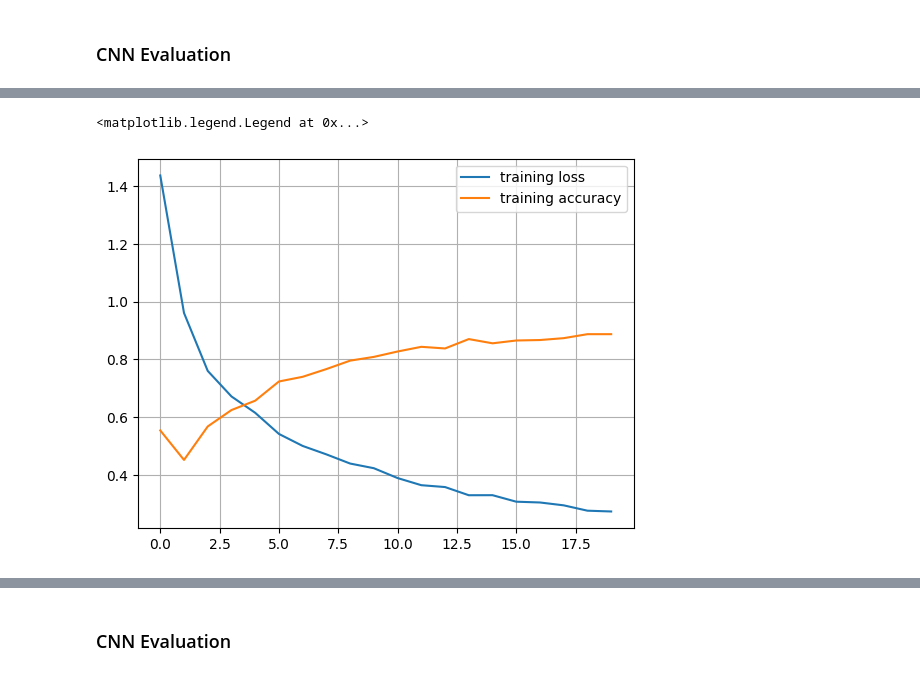
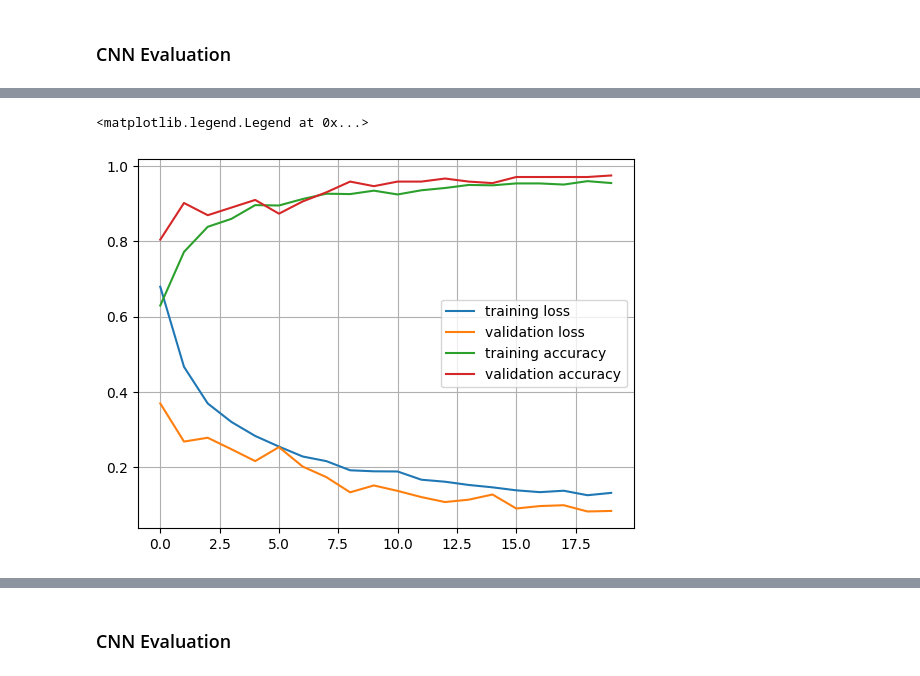
Before and after one commit to Smoulvad01/AI-C1-image-, a Jupyter notebook: Image_Analysis_CNN.ipynb, the cells around one changed output, grey strips where cells are left out. Drawn from its saved outputs; the diff is of its cells as text; code cells hidden in the pictures.

```diff
--- a/Image_Analysis_CNN.ipynb
+++ b/Image_Analysis_CNN.ipynb
@@ -67,9 +67,9 @@ Mounted at /content/drive
 # %% [markdown]
 # <font color='green'>Load and Process the Data</font>
 # %%
-# Use this if working in Jupyter Notebook (not Colab)
-directory_train = "/content/drive/MyDrive/dataset_new-1/train"
-directory_test = "/content/drive/MyDrive/dataset_new-1/test"
+# Use this if working in Colab:
+directory_train = "/content/drive/MyDrive/dataset_new/train"
+directory_test = "/content/drive/MyDrive/dataset_new/test"
 # %%
 def load_image_dataset(directory):
     dataset = tf.keras.utils.image_dataset_from_directory(
@@ -377,10 +432,11 @@ figure out how to use this for evaluation and confusion matrix
 # %%
-#Add color channels to be able to build a pre-trained CNN:
+#Adding color channels to be able to build a pre-trained CNN:
 def expand_dims(image, label):
     image = tf.image.grayscale_to_rgb(image)
     return image, label
 
 train_images = train_images.map(expand_dims)
+val_images = val_images.map(expand_dims)
 test_images = test_images.map(expand_dims)
 # %%
 #Loading the MobileNet model with pre-trained weights from ImageNet dataset:
@@ -409,10 +465,10 @@ model.compile(optimizer=tf.keras.optimizers.Adam(learning_rate=0.0001),
 #Defining the number of epochs:
 num_epochs = 20
 
-#Training the model, using the training set for training and the test set for validation:
+#Training the model, using the train_images for training and the val_images set for validation:
 history = model.fit(train_images,
                     epochs=num_epochs,
-                    validation_data=test_images)
+                    validation_data=val_images)
 # %% [output]
 Downloading data from https://storage.googleapis.com/tensorflow/keras-applications/mobilenet/mobilenet_1_0_224_tf_no_top.h5
 17225924/17225924 [==============================] - 0s 0us/step
@@ -448,12 +513,14 @@ Test accuracy: 0.9266055226325989
 # %%
-#Plotting the training accuracy and loss:
-plt.plot(history.history['loss'], label = 'training loss')
-plt.plot(history.history['accuracy'], label = 'training accuracy')
+# Plotting the training and validation accuracy and loss
+plt.plot(history.history['loss'], label='training loss')
+plt.plot(history.history['val_loss'], label='validation loss')
+plt.plot(history.history['accuracy'], label='training accuracy')
+plt.plot(history.history['val_accuracy'], label='validation accuracy')
 plt.grid(True)
 plt.legend()
 # %% [output]
 <matplotlib.legend.Legend at 0x...>
-[figure, old version]
+[figure, new version]
 # %%
 #Plotting learning curves:
 plt.figure(figsize=(12, 4))
```
Also changed, not shown: parts of 15 cells of this notebook.
